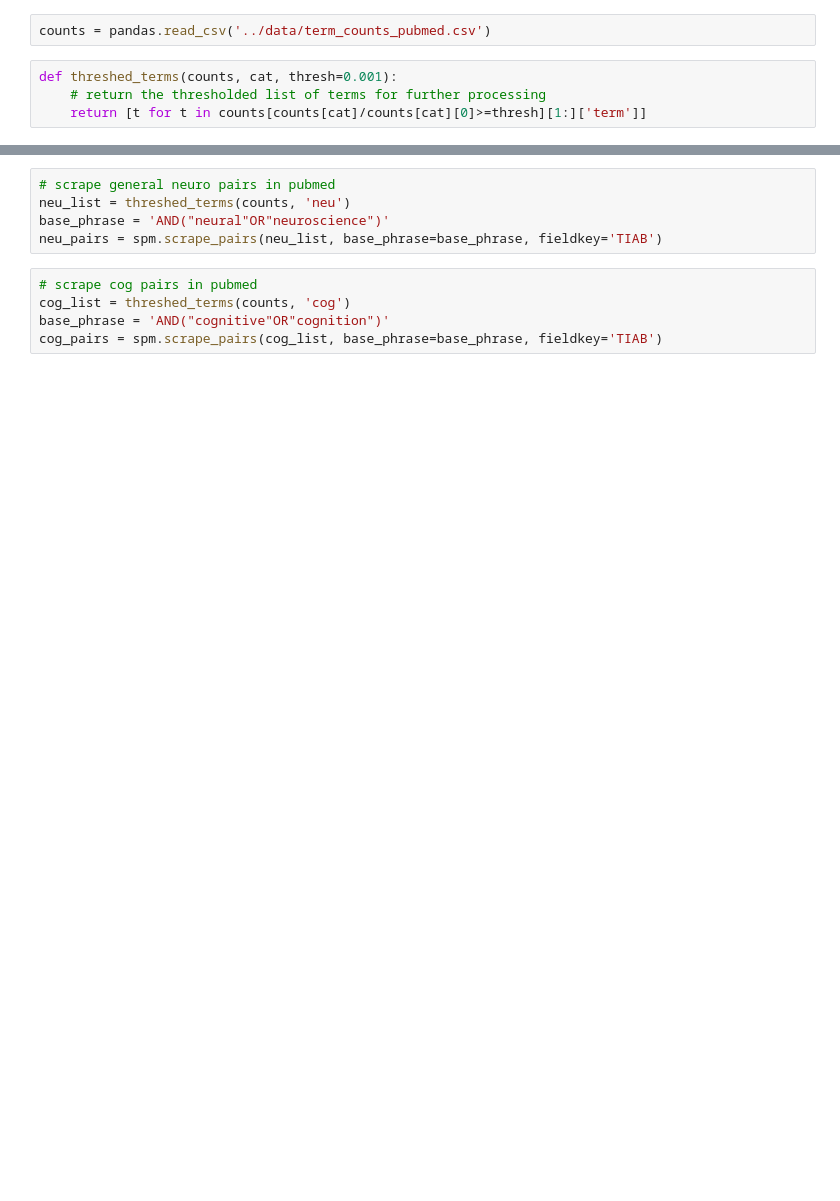
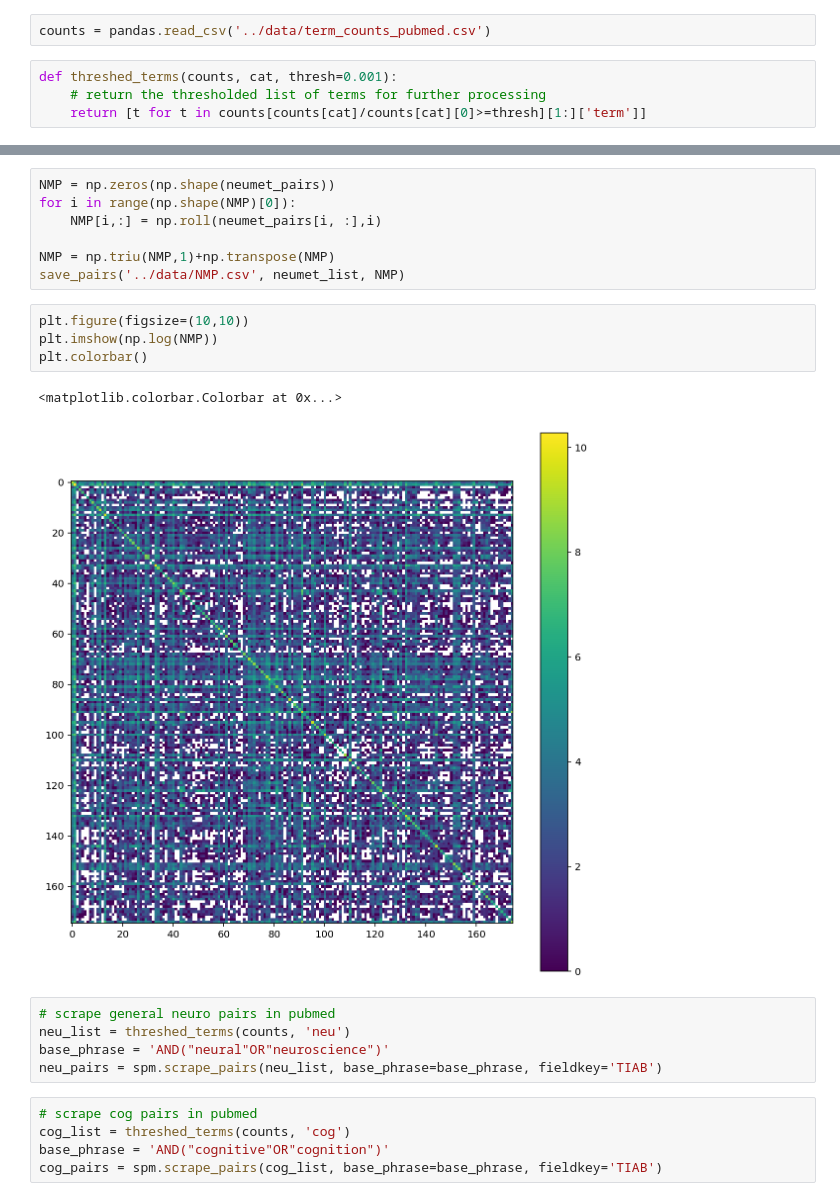
Before and after one commit to voytekresearch/IdentityCrisis, a Jupyter notebook: scrape/scrape_pubmed_pairs.ipynb, the cells around one changed output, grey strips where cells are left out. Drawn from its saved outputs; the diff is of its cells as text; blank space fills up the shorter version.

Commit message:
fixed upper triangle indexing problem, and added symmetrical completion of pairs matrix

```diff
--- a/scrape/scrape_pubmed_pairs.ipynb
+++ b/scrape/scrape_pubmed_pairs.ipynb
@@ -33,3 +59,17 @@ action 1 / 175
+# %%
+NMP = np.zeros(np.shape(neumet_pairs))
+for i in range(np.shape(NMP)[0]):
+    NMP[i,:] = np.roll(neumet_pairs[i, :],i)
+
+NMP = np.triu(NMP,1)+np.transpose(NMP)
+save_pairs('../data/NMP.csv', neumet_list, NMP)
+# %%
+plt.figure(figsize=(10,10))
+plt.imshow(np.log(NMP))
+plt.colorbar()
+# %% [output]
+<matplotlib.colorbar.Colorbar at 0x...>
+[figure, added]
 # %%
 # scrape general neuro pairs in pubmed
 neu_list = threshed_terms(counts, 'neu')
```
Also changed, not shown: parts of 2 cells of this notebook, 1 other file.
